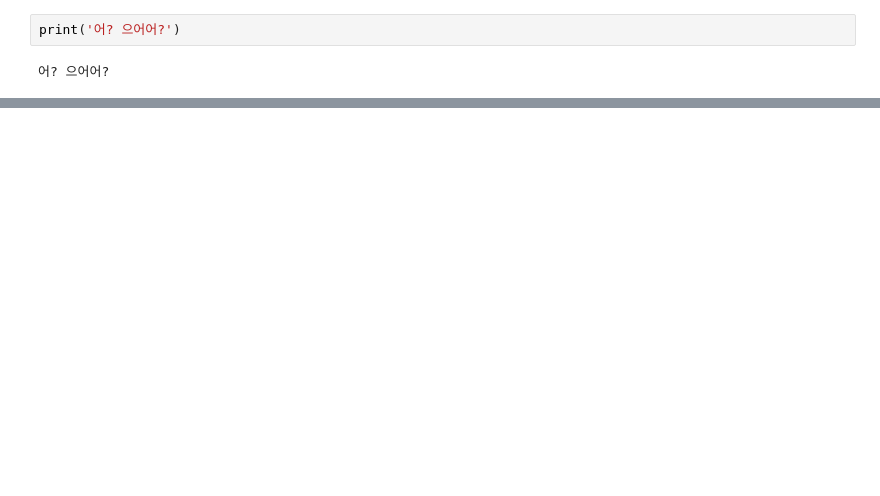
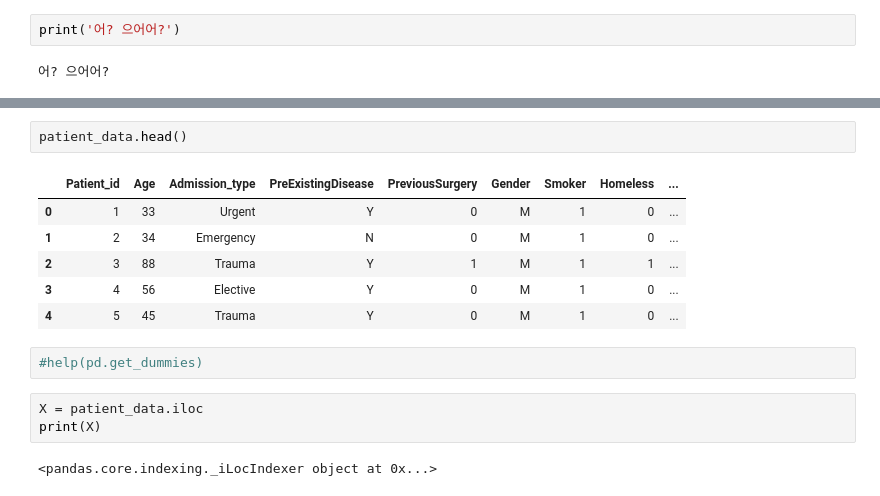
Before and after one commit to Jelly6489/testRepoKJY, a Jupyter notebook: seventh.ipynb, the cells around one changed output, grey strips where cells are left out. Saved outputs shown, nothing was run; the diff lists cells and outputs as text; blank space fills up the shorter version.

```diff
--- a/seventh.ipynb
+++ b/seventh.ipynb
@@ -4,0 +74,16 @@ print('어? 으어어?')
+# %%
+patient_data.head()
+# %% [output]
+|  | Patient_id | Age | Admission_type | PreExistingDisease | PreviousSurgery | Gender | Smoker | Homeless | ... |
+| 0 | 1 | 33 | Urgent | Y | 0 | M | 1 | 0 | ... |
+| 1 | 2 | 34 | Emergency | N | 0 | M | 1 | 0 | ... |
+| 2 | 3 | 88 | Trauma | Y | 1 | M | 1 | 1 | ... |
+| 3 | 4 | 56 | Elective | Y | 0 | M | 1 | 0 | ... |
+| 4 | 5 | 45 | Trauma | Y | 0 | M | 1 | 0 | ... |
+# %%
+#help(pd.get_dummies)
+# %%
+X = patient_data.iloc
+print(X)
+# %% [output]
+<pandas.core.indexing._iLocIndexer object at 0x...>
```
Also changed, not shown: parts of 63 cells of this notebook.
